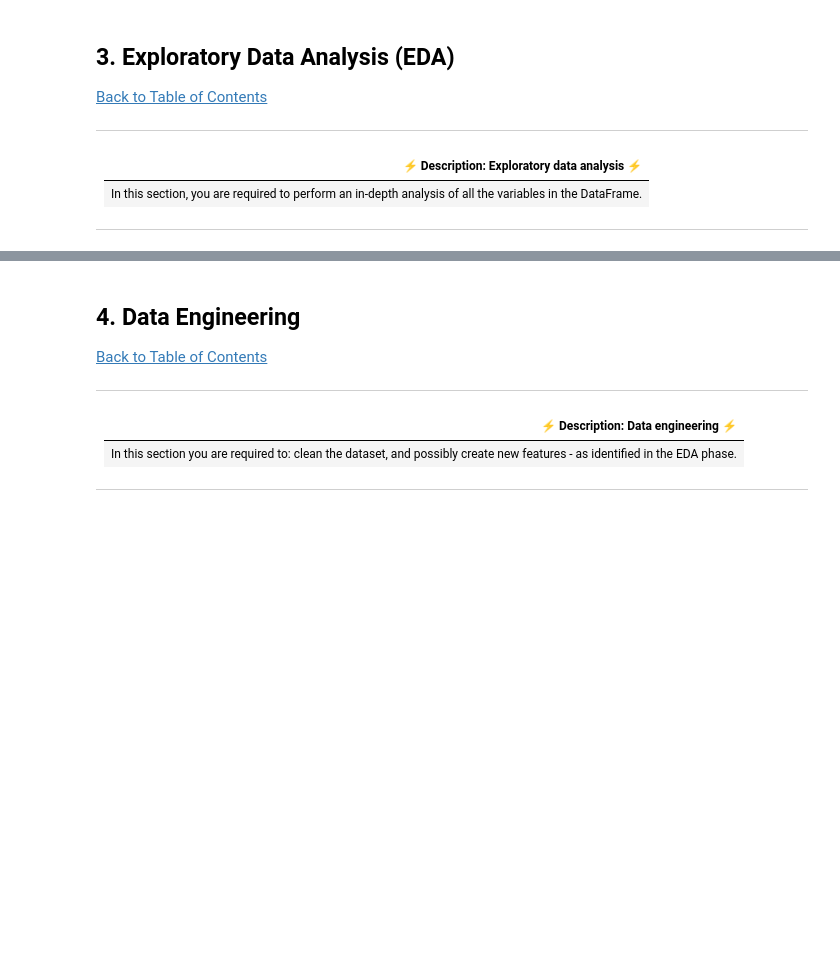
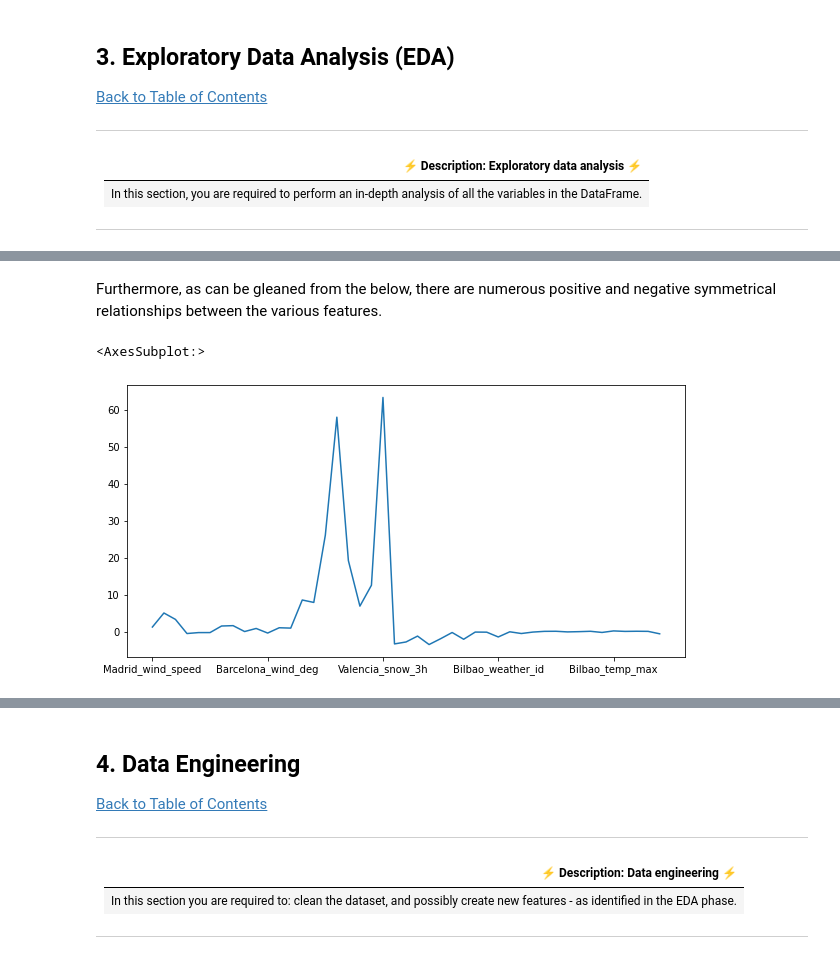
Before and after one commit to Explore-AI/load-shortfall-regression-predict-api, a Jupyter notebook: Exploratory Data Analysis/starter-notebook.ipynb, the cells around one changed output, grey strips where cells are left out. Saved outputs shown, nothing was run; the diff lists cells and outputs as text; code cells hidden in the pictures; blank space fills up the shorter version.

```diff
--- a/Exploratory Data Analysis/starter-notebook.ipynb
+++ b/Exploratory Data Analysis/starter-notebook.ipynb
@@ -182,2 +253,8 @@ dtype: int64
+# %% [markdown]
+Furthermore, as can be gleaned from the below, there are numerous positive and negative symmetrical relationships between the various features.
 # %%
-# have a look at feature distributions
+plt.figure(figsize = [10,5])
+train_data.skew(axis=0, skipna=True).plot()
+# %% [output]
+<AxesSubplot:>
+[figure, added]
```
Also changed, not shown: parts of 19 cells of this notebook.
